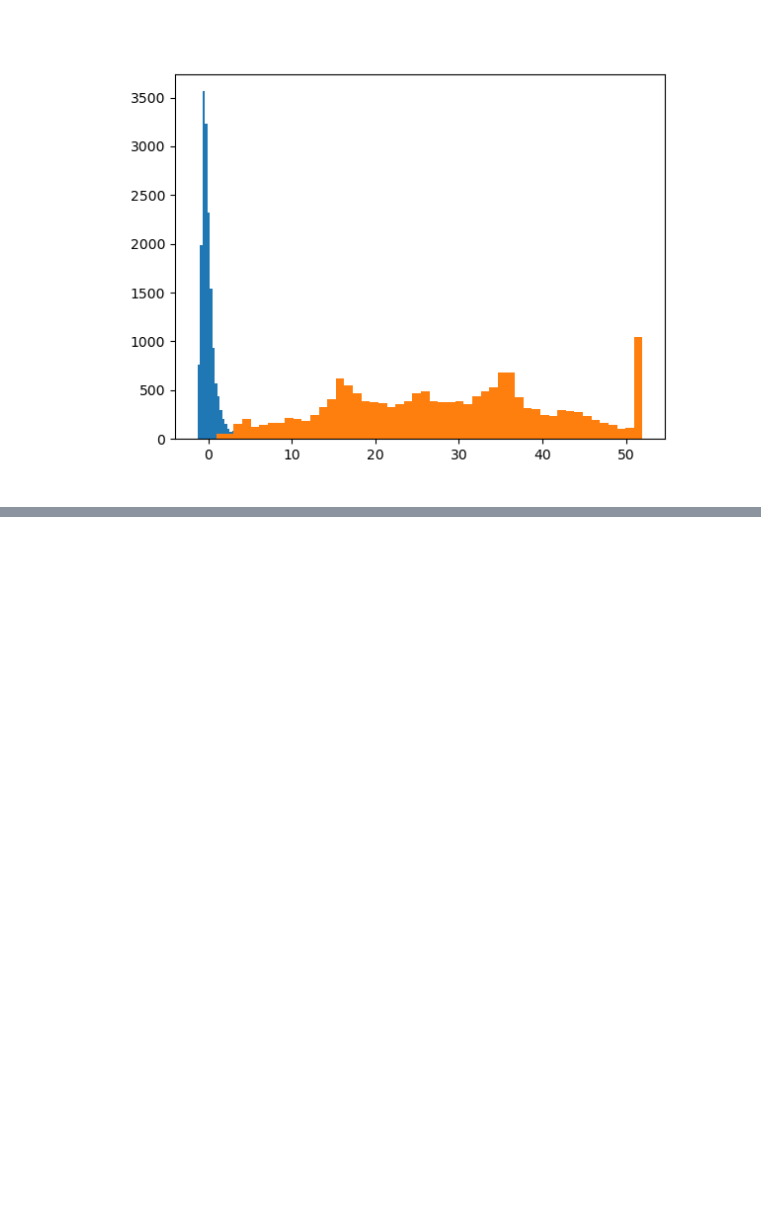
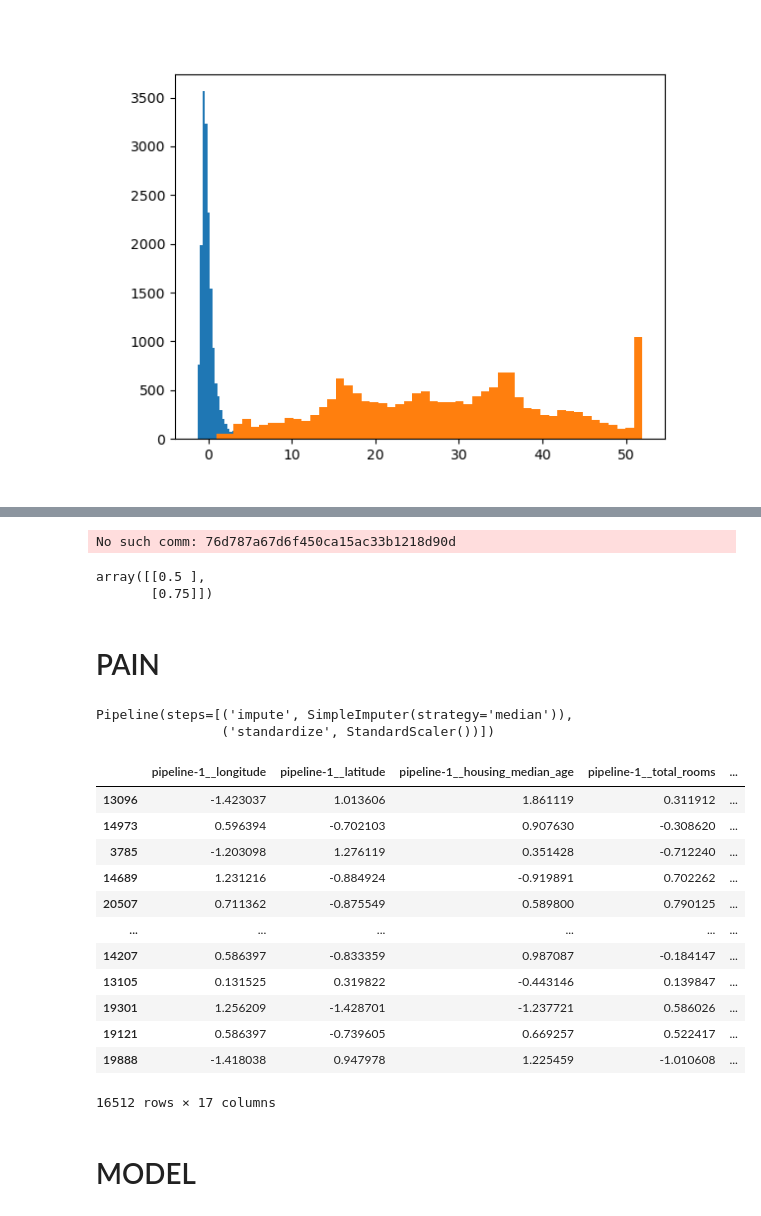
Before and after one commit to bazrafshanmh/hands-ml, a Jupyter notebook: end2endMLproj.ipynb, the cells around one changed output, grey strips where cells are left out. Drawn from its saved outputs; the diff is of its cells as text; code cells hidden in the pictures; blank space fills up the shorter version.

```diff
--- a/end2endMLproj.ipynb
+++ b/end2endMLproj.ipynb
@@ -186,0 +214,13 @@ for i in range(20):
+# %%
+rbf_transformer = FunctionTransformer(rbf_kernel, kw_args={'Y':[[34]], 'gamma':0.1})
+age_sim_35 = rbf_transformer.transform(np.array(housing["population"]).reshape(-1,1))
+# %% [output]
+No such comm: 76d787a67d6f450ca15ac33b1218d90d
+# %%
+ratio_transformer = FunctionTransformer(lambda X: X[:, [0]]/X[:, [1]])
+ratio_transformer.transform(np.array([[1., 2.], [3., 4.]]))
+# %% [output]
+array([[0.5 ],
+       [0.75]])
+# %% [markdown]
+# PAIN
@@ -186,0 +248,52 @@ for i in range(20):
+# %%
+from sklearn.pipeline import Pipeline
+from sklearn.impute import SimpleImputer
+num_pipeline = Pipeline([
+    ("impute", SimpleImputer(strategy="median")),
+    ("standardize", StandardScaler()),
+])
+# %%
+from sklearn import set_config
+
+set_config(display='diagram')
+
+num_pipeline
+# %% [output]
+Pipeline(steps=[('impute', SimpleImputer(strategy='median')),
+                ('standardize', StandardScaler())])
+# %%
+from sklearn.compose import make_column_transformer, make_column_selector
+from sklearn.pipeline import make_pipeline
+housing_num_prepared = num_pipeline.fit_transform(housing_num)
+housing_num_prepared = pd.DataFrame(housing_num_prepared, housing_num.index, num_pipeline.get_feature_names_out())
+num_attributes = list(housing_num_prepared.columns)
+cat_attributes = list(cat_encoder.get_feature_names_out())
+cat_pipeline = make_pipeline(
+    SimpleImputer(strategy="most_frequent"),
+    OneHotEncoder(handle_unknown="ignore"))
+preprocessing = make_column_transformer(
+    (num_pipeline, make_column_selector(dtype_include=np.number)),
+    (cat_pipeline, make_column_selector(dtype_include=object)),
+)
+# %%
+housing_prepared = preprocessing.fit_transform(housing)
+# %%
+housing_prepared = pd.DataFrame(housing_prepared, index=housing.index, columns=preprocessing.get_feature_names_out())
+# %%
+housing_prepared
+# %% [output]
+|  | pipeline-1__longitude | pipeline-1__latitude | pipeline-1__housing_median_age | pipeline-1__total_rooms | ... |
+| 13096 | -1.423037 | 1.013606 | 1.861119 | 0.311912 | ... |
+| 14973 | 0.596394 | -0.702103 | 0.907630 | -0.308620 | ... |
+| 3785 | -1.203098 | 1.276119 | 0.351428 | -0.712240 | ... |
+| 14689 | 1.231216 | -0.884924 | -0.919891 | 0.702262 | ... |
+| 20507 | 0.711362 | -0.875549 | 0.589800 | 0.790125 | ... |
+| ... | ... | ... | ... | ... | ... |
+| 14207 | 0.586397 | -0.833359 | 0.987087 | -0.184147 | ... |
+| 13105 | 0.131525 | 0.319822 | -0.443146 | 0.139847 | ... |
+| 19301 | 1.256209 | -1.428701 | -1.237721 | 0.586026 | ... |
+| 19121 | 0.586397 | -0.739605 | 0.669257 | 0.522417 | ... |
+| 19888 | -1.418038 | 0.947978 | 1.225459 | -1.010608 | ... |
+16512 rows × 17 columns
+# %% [markdown]
+# MODEL
```
Also changed, not shown: parts of 6 cells of this notebook.
